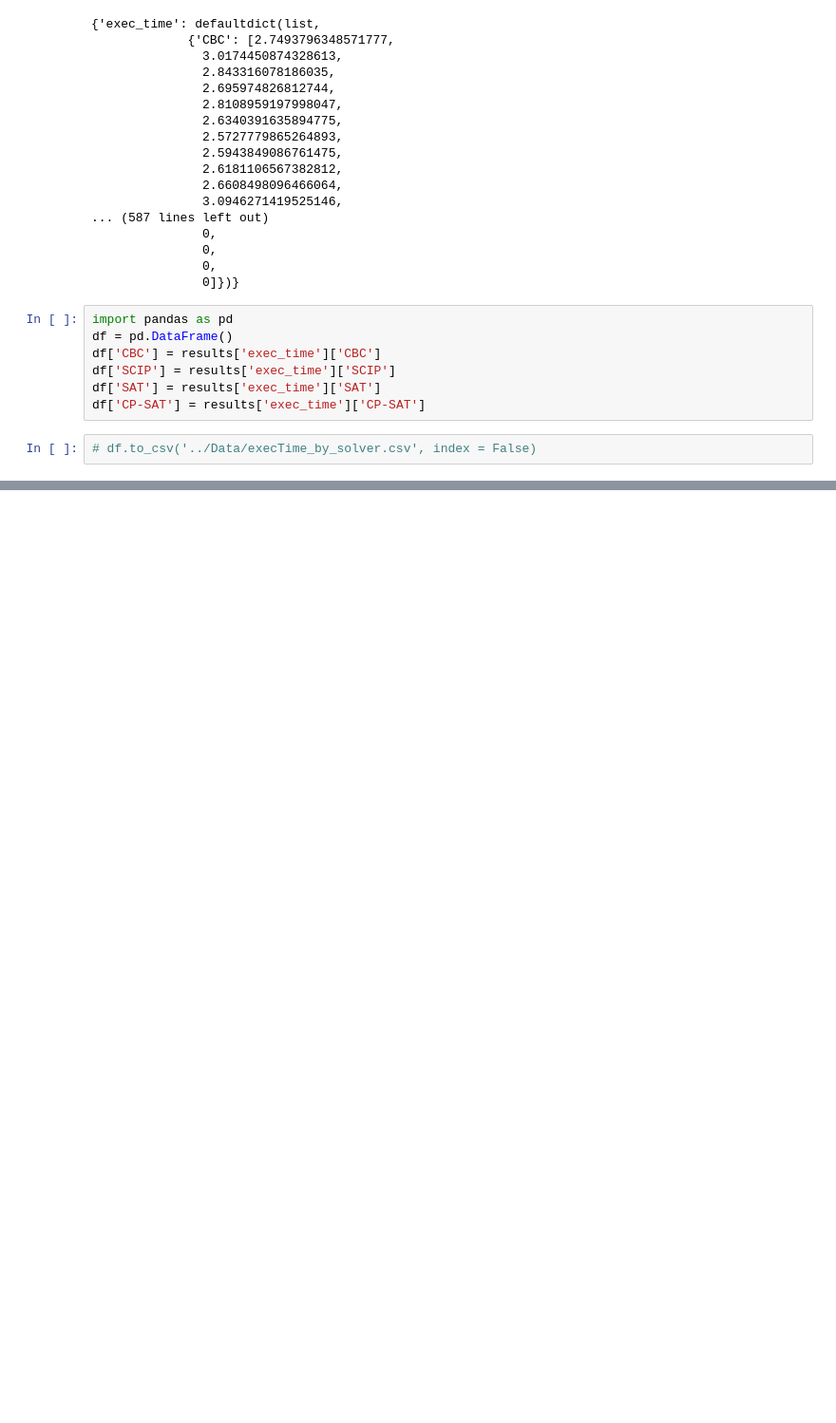
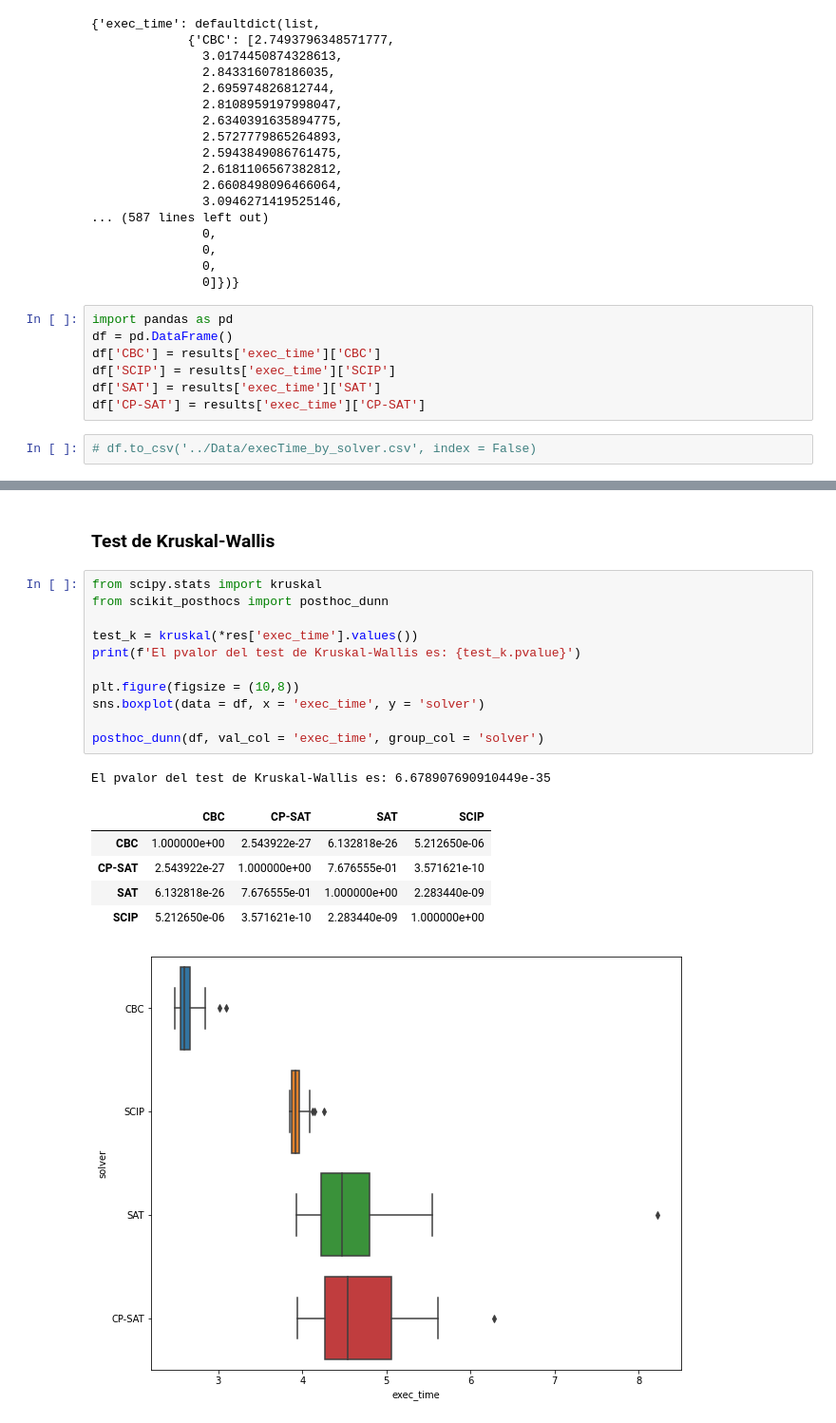
Before and after one commit to rubenmc2001/Proyecto_1, a Jupyter notebook: Code/Experimentacion.ipynb, the cells around one changed output, grey strips where cells are left out. Shown at 95% size. Cells and saved outputs as stored; diff of their text form; blank space fills up the shorter version.

```diff
--- a/Code/Experimentacion.ipynb
+++ b/Code/Experimentacion.ipynb
@@ -114,0 +179,21 @@ df['CP-SAT'] = results['exec_time']['CP-SAT']
+# %% [markdown]
+### Test de Kruskal-Wallis
+# %%
+from scipy.stats import kruskal
+from scikit_posthocs import posthoc_dunn
+
+test_k = kruskal(*res['exec_time'].values())
+print(f'El pvalor del test de Kruskal-Wallis es: {test_k.pvalue}')
+
+plt.figure(figsize = (10,8))
+sns.boxplot(data = df, x = 'exec_time', y = 'solver')
+
+posthoc_dunn(df, val_col = 'exec_time', group_col = 'solver')
+# %% [output]
+El pvalor del test de Kruskal-Wallis es: 6.678907690910449e-35
+|  | CBC | CP-SAT | SAT | SCIP |
+| CBC | 1.000000e+00 | 2.543922e-27 | 6.132818e-26 | 5.212650e-06 |
+| CP-SAT | 2.543922e-27 | 1.000000e+00 | 7.676555e-01 | 3.571621e-10 |
+| SAT | 6.132818e-26 | 7.676555e-01 | 1.000000e+00 | 2.283440e-09 |
+| SCIP | 5.212650e-06 | 3.571621e-10 | 2.283440e-09 | 1.000000e+00 |
+[figure, added]
```
Also changed, not shown: parts of 9 cells of this notebook.
